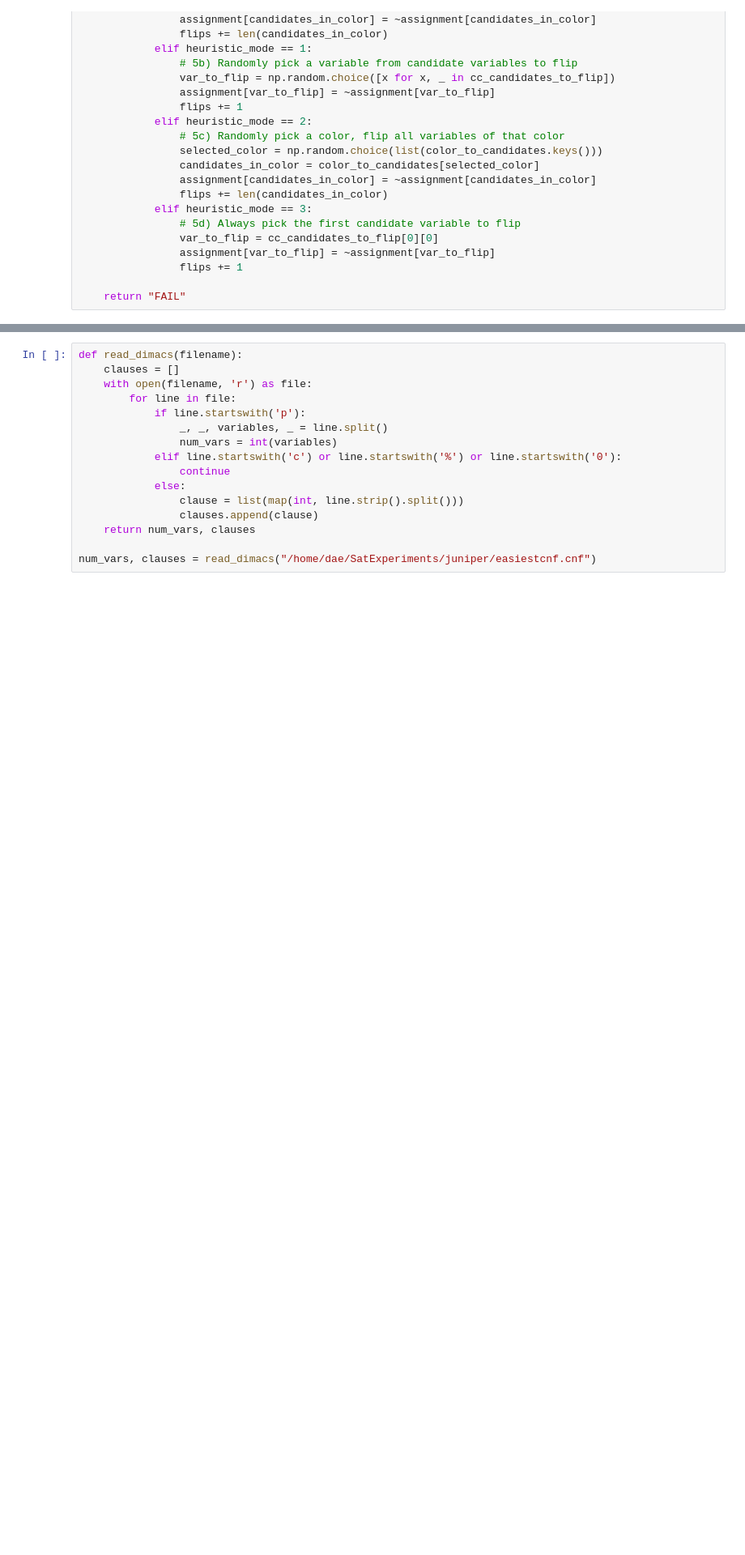
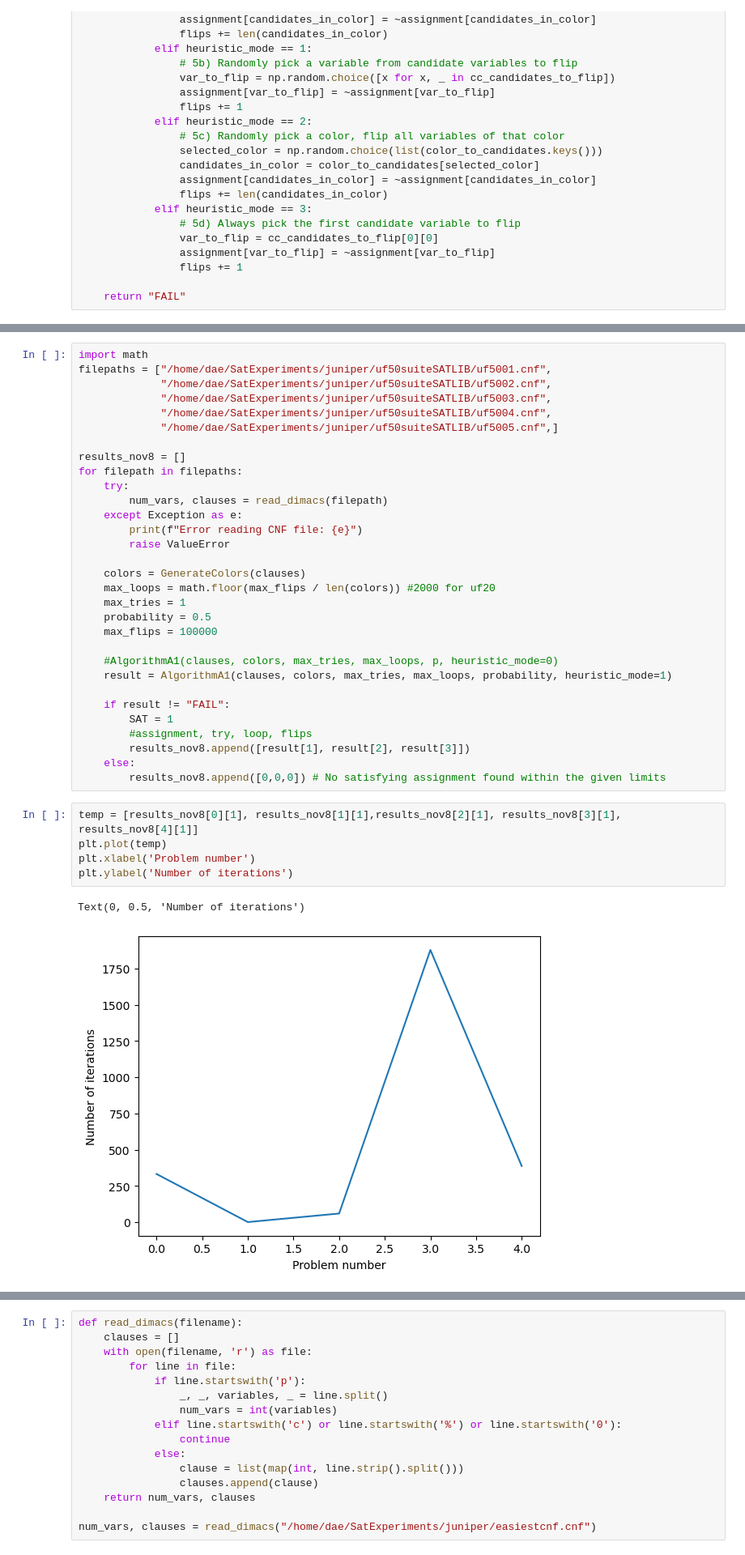
Before and after one commit to danielespo/juniper, a Jupyter notebook: testingColoring.ipynb, the cells around one changed output, grey strips where cells are left out. Shown at 81% size. Cells and saved outputs as stored; diff of their text form; blank space fills up the shorter version.

```diff
--- a/testingColoring.ipynb
+++ b/testingColoring.ipynb
@@ -255,0 +255,39 @@ KeyboardInterrupt:
+# %%
+import math
+filepaths = ["/home/dae/SatExperiments/juniper/uf50suiteSATLIB/uf5001.cnf",
+             "/home/dae/SatExperiments/juniper/uf50suiteSATLIB/uf5002.cnf",
+             "/home/dae/SatExperiments/juniper/uf50suiteSATLIB/uf5003.cnf",
+             "/home/dae/SatExperiments/juniper/uf50suiteSATLIB/uf5004.cnf",
+             "/home/dae/SatExperiments/juniper/uf50suiteSATLIB/uf5005.cnf",]
+
+results_nov8 = []
+for filepath in filepaths:
+    try:
+        num_vars, clauses = read_dimacs(filepath)
+    except Exception as e:
+        print(f"Error reading CNF file: {e}")
+        raise ValueError
+
+    colors = GenerateColors(clauses)
+    max_loops = math.floor(max_flips / len(colors)) #2000 for uf20
+    max_tries = 1
+    probability = 0.5
+    max_flips = 100000
+
+    #AlgorithmA1(clauses, colors, max_tries, max_loops, p, heuristic_mode=0)
+    result = AlgorithmA1(clauses, colors, max_tries, max_loops, probability, heuristic_mode=1)
+
+    if result != "FAIL":
+        SAT = 1
+        #assignment, try, loop, flips
+        results_nov8.append([result[1], result[2], result[3]])
+    else:
+        results_nov8.append([0,0,0]) # No satisfying assignment found within the given limits
+# %%
+temp = [results_nov8[0][1], results_nov8[1][1],results_nov8[2][1], results_nov8[3][1], results_nov8[4][1]]
+plt.plot(temp)
+plt.xlabel('Problem number')
+plt.ylabel('Number of iterations')
+# %% [output]
+Text(0, 0.5, 'Number of iterations')
+[figure, added]
```
Also changed, not shown: parts of 3 cells of this notebook, 1 other file.
